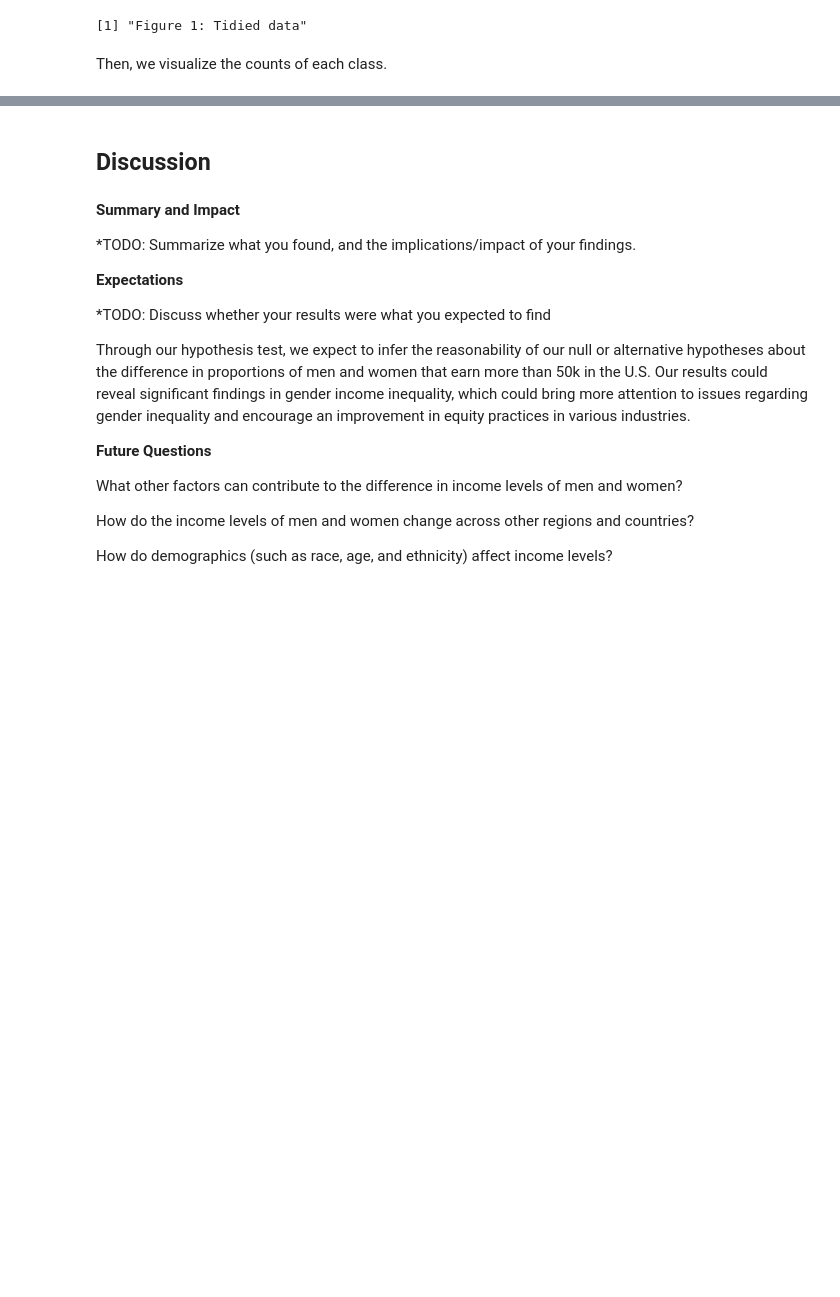
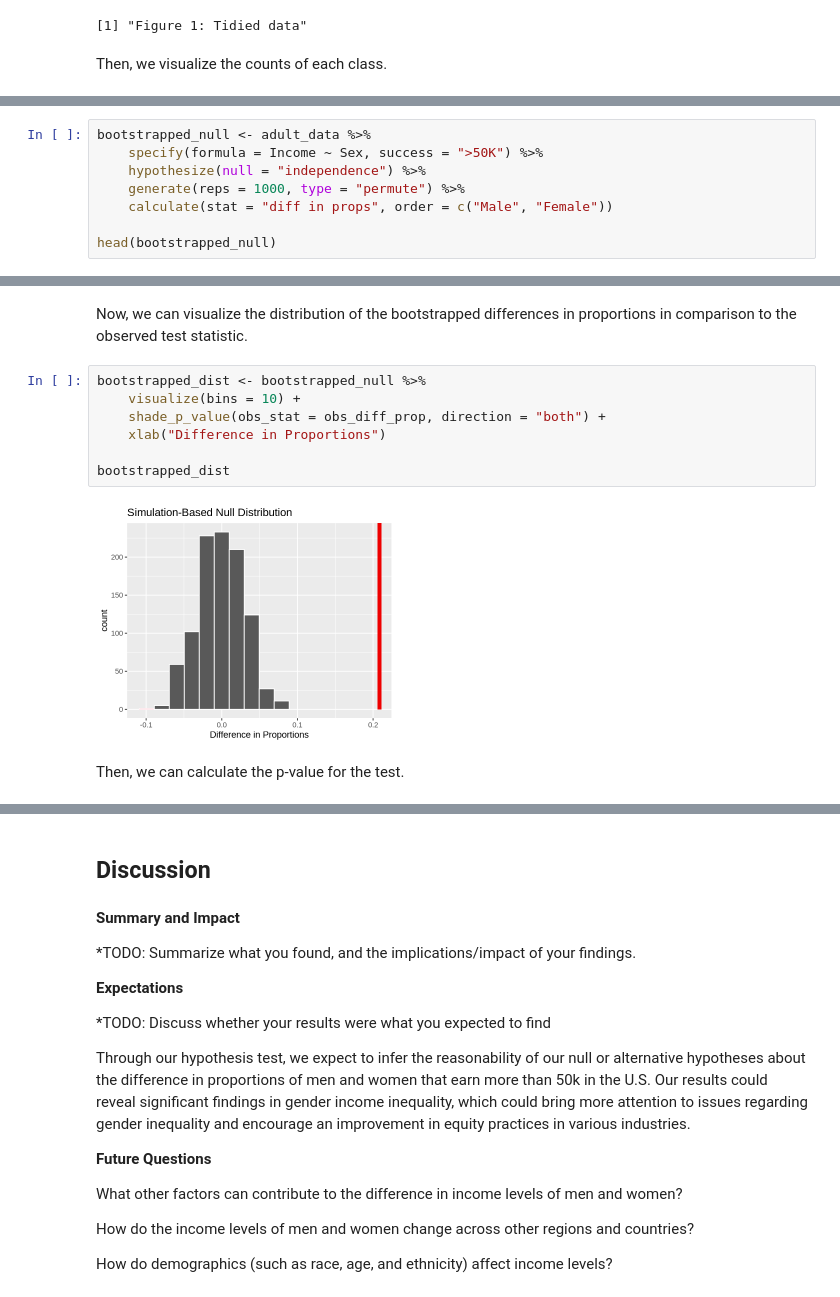
Before and after one commit to ShengHao011/Gender-Wage-Gap-Analysis-Model, a Jupyter notebook: FinalProject.ipynb, the cells around one changed output, grey strips where cells are left out. Saved outputs shown, nothing was run; the diff lists cells and outputs as text; blank space fills up the shorter version.

```diff
--- a/FinalProject.ipynb
+++ b/FinalProject.ipynb
@@ -118,0 +131,8 @@ A infer: 1 × 1
+# %%
+bootstrapped_null <- adult_data %>%
+    specify(formula = Income ~ Sex, success = ">50K") %>%
+    hypothesize(null = "independence") %>%
+    generate(reps = 1000, type = "permute") %>%
+    calculate(stat = "diff in props", order = c("Male", "Female"))
+
+head(bootstrapped_null)
@@ -118,0 +149,13 @@ A infer: 1 × 1
+# %% [markdown]
+Now, we can visualize the distribution of the bootstrapped differences in proportions in comparison to the observed test statistic.
+# %%
+bootstrapped_dist <- bootstrapped_null %>%
+    visualize(bins = 10) +
+    shade_p_value(obs_stat = obs_diff_prop, direction = "both") +
+    xlab("Difference in Proportions")
+
+bootstrapped_dist
+# %% [output]
+[figure, added]
+# %% [markdown]
+Then, we can calculate the p-value for the test.
```
Also changed, not shown: parts of 24 cells of this notebook.
